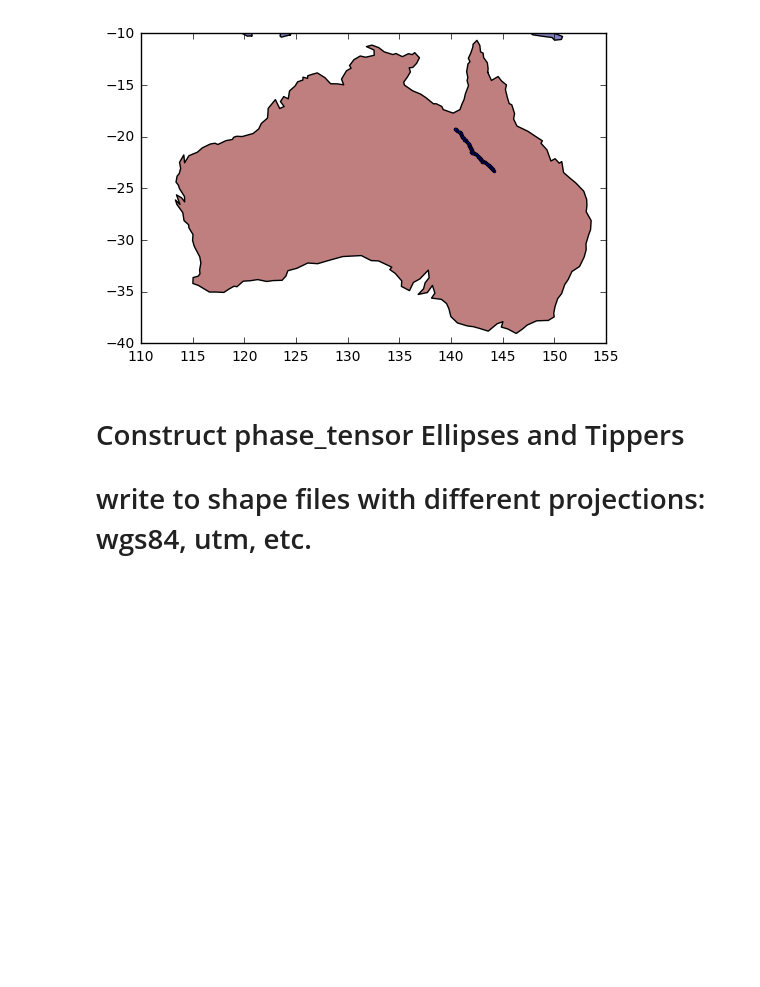
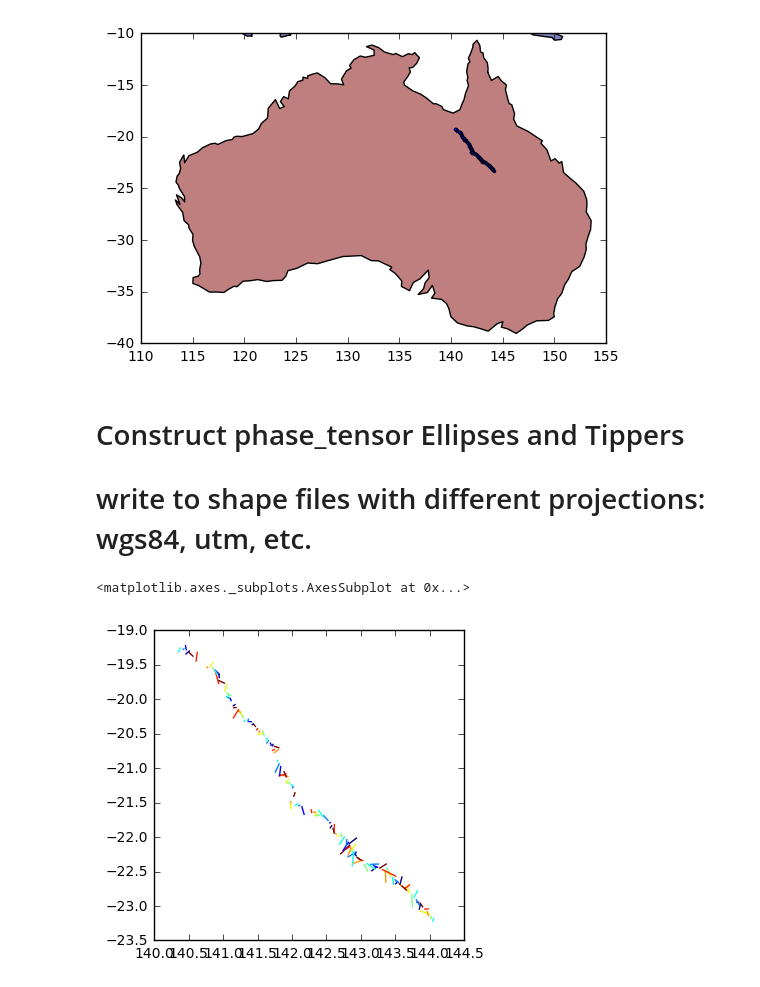
Before and after one commit to MTgeophysics/mtpy, a Jupyter notebook: examples/notebooks/geopandas_csv2shp.ipynb, the cells around one changed output. Drawn from its saved outputs; the diff is of its cells as text; code cells hidden in the pictures; blank space fills up the shorter version.

Commit message:
use pandas to create PT TIP shape files in examples/notebooks/geopandas_csv2shp.ipynb

```diff
--- a/examples/notebooks/geopandas_csv2shp.ipynb
+++ b/examples/notebooks/geopandas_csv2shp.ipynb
@@ -250,14 +250,36 @@ mygdf.plot(ax=myax, figsize=(10, 20), marker='o', color='blue', markersize=2);
 
 # write to shape files with different projections: wgs84, utm, etc.
 # %%
-
-def create_phase_tensor_shp(csvfile):
+import numpy as np
+def create_tipper_real_shp(csvfile,  arr_size=4):
+    """ create tipper lines shape file.
+    Must use a GIS software such as ArcGIS to display and add an arrow at each line's end
+    arr_size=4  how long will be the line (arrow)
+    """
 
     pdf = pd.read_csv(csvfile)
-    geometry = [Point(xy) for xy in zip(pdf.lon, pdf.lat)]
+    mt_locations = [Point(xy) for xy in zip(pdf.lon, pdf.lat)]
     #OR pdf['geometry'] = pdf.apply(lambda z: Point(z.lon, z.lat), axis=1)
     #if you want to df = df.drop(['Lon', 'Lat'], axis=1)
     crs = {'init': 'epsg:4326'}  # WGS84
-    geo_df = gpd.GeoDataFrame(pdf, crs=crs, geometry=geometry)
 
-    return geo_df
+    #geo_df = gpd.GeoDataFrame(pdf, crs=crs, geometry=mt_locations)
+
+    pdf['tip_re'] = pdf.apply(lambda x:
+        LineString([(float(x.lon), float(x.lat)),
+                    (float(x.lon)+ arr_size*x.tip_mag_re*np.cos(-np.deg2rad(x.tip_ang_re)),
+                     float(x.lat)+ arr_size*x.tip_mag_re*np.sin(-np.deg2rad(x.tip_ang_re)))]), axis=1)
+
+
+    pdf = geopandas.GeoDataFrame(pdf, geometry='tip_re')
+
+    return pdf
+# %%
+tipdf=create_tipper_real_shp(path2csv)
+
+tipdf.to_file('tip_re.shp', driver='ESRI Shapefile')
+# %%
+tipdf.plot()
+# %% [output]
+<matplotlib.axes._subplots.AxesSubplot at 0x...>
+[figure, added]
```
Also changed, not shown: parts of 14 cells of this notebook, 1 other file.
